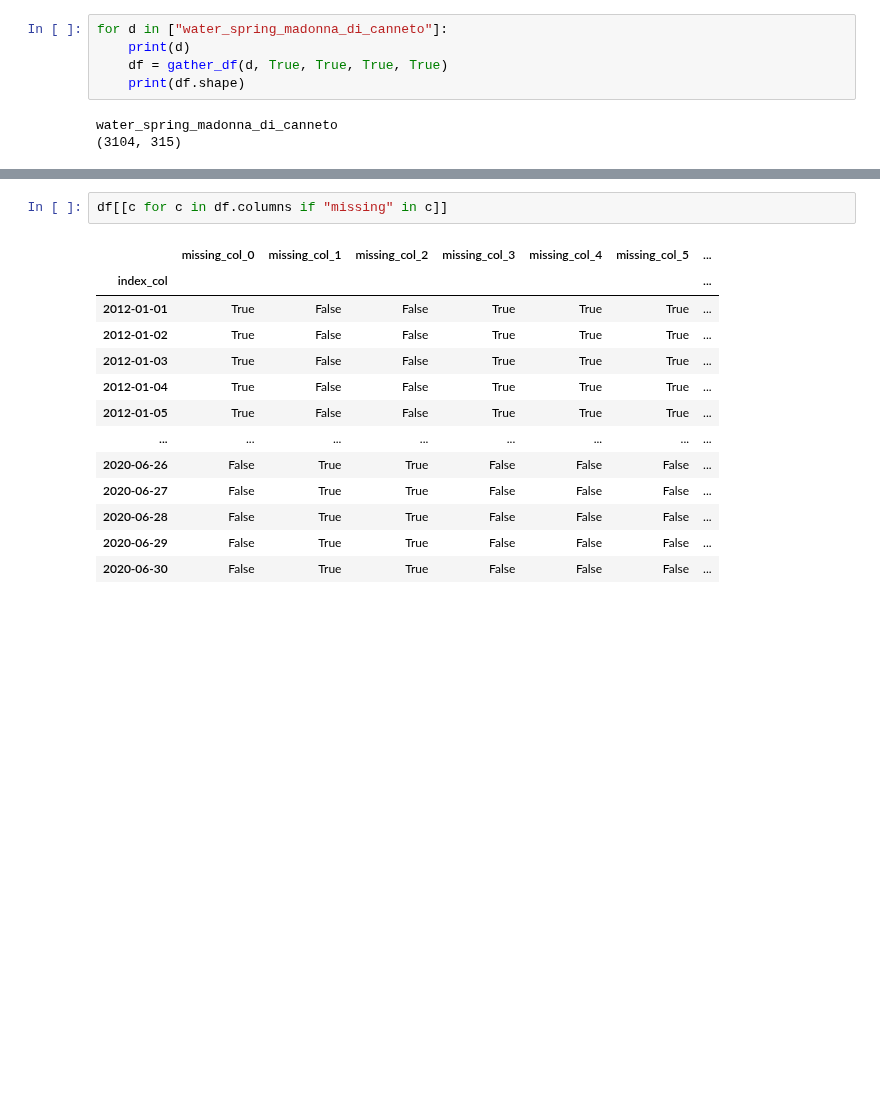
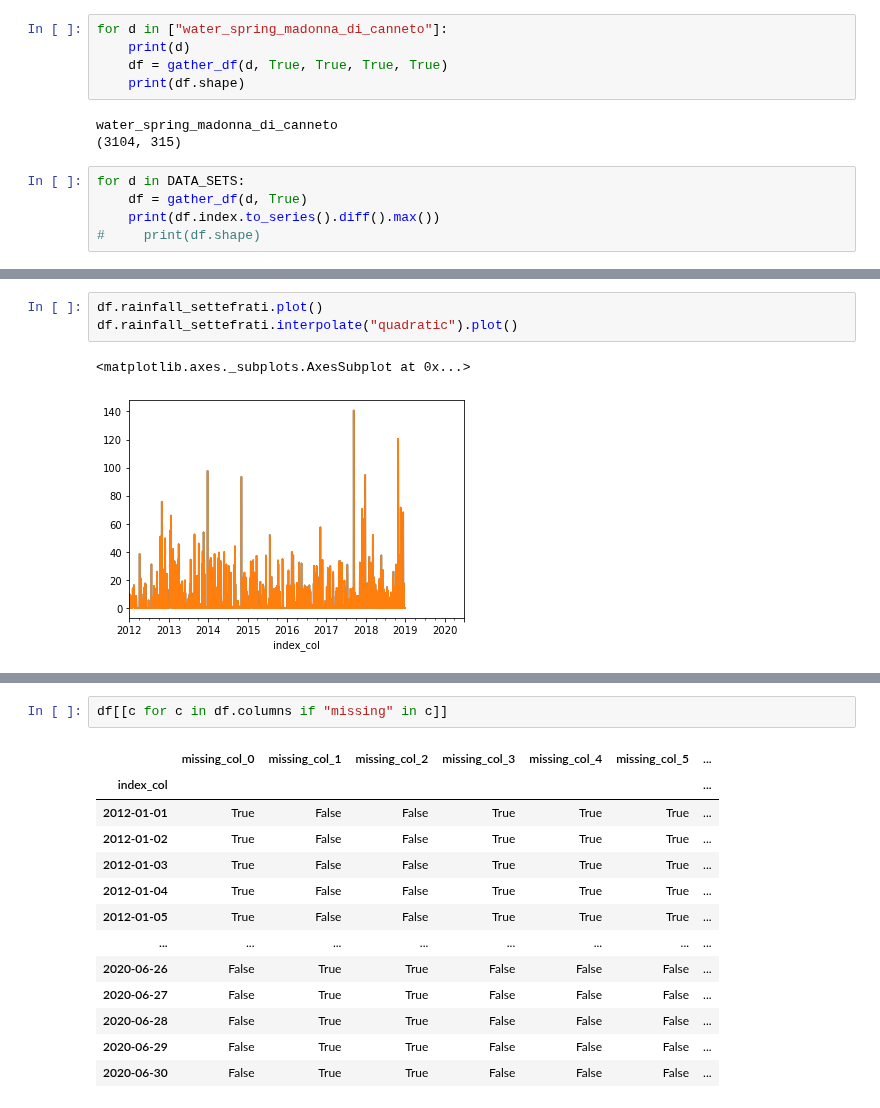
Before and after one commit to thomas-wsbd/acea-water-prediction, a Jupyter notebook: 1-data-cleaning-precheck.ipynb, the cells around one changed output, grey strips where cells are left out. Cells and saved outputs as stored; diff of their text form; blank space fills up the shorter version.

```diff
--- a/1-data-cleaning-precheck.ipynb
+++ b/1-data-cleaning-precheck.ipynb
@@ -78,3 +78,8 @@ for d in ["water_spring_madonna_di_canneto"]:
 # %% [output]
 water_spring_madonna_di_canneto
 (3104, 315)
+# %%
+for d in DATA_SETS:
+    df = gather_df(d, True)
+    print(df.index.to_series().diff().max())
+#     print(df.shape)
@@ -80,0 +105,6 @@ water_spring_madonna_di_canneto
+# %%
+df.rainfall_settefrati.plot()
+df.rainfall_settefrati.interpolate("quadratic").plot()
+# %% [output]
+<matplotlib.axes._subplots.AxesSubplot at 0x...>
+[figure, added]
```
Also changed, not shown: parts of 4 cells of this notebook, 2 other files.
